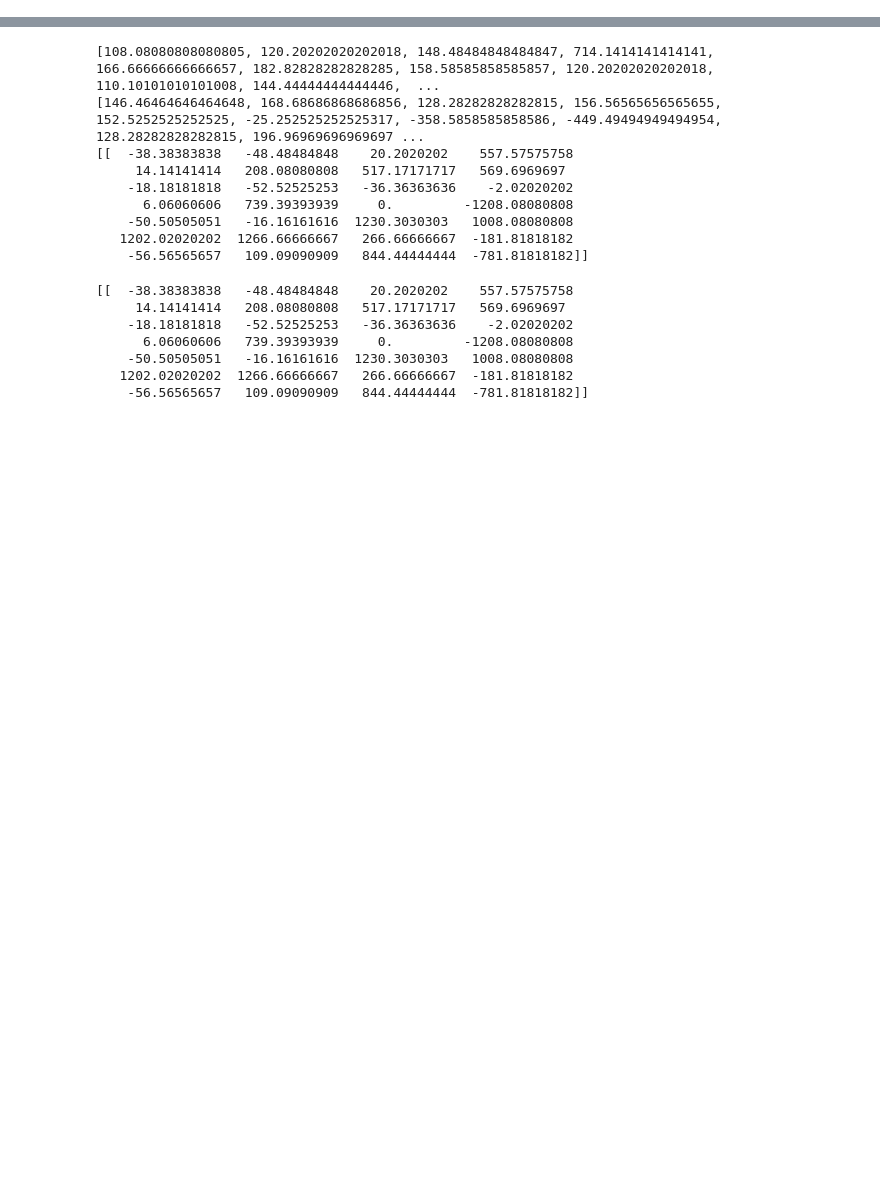
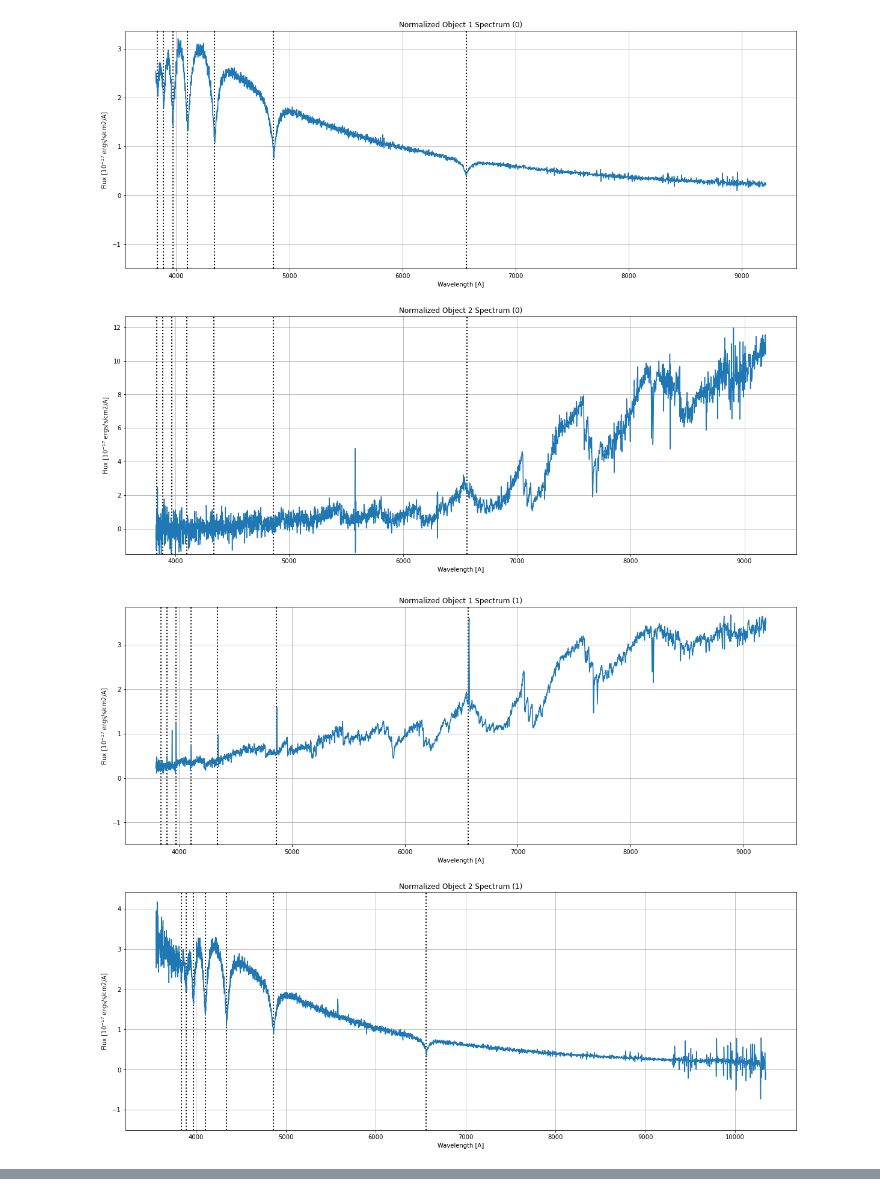
Before and after one commit to stefanarseneau/gravitational-redshift, a Jupyter notebook: compare_binaries.ipynb, the cells around one changed output, grey strips where cells are left out. Drawn from its saved outputs; the diff is of its cells as text; code cells hidden in the pictures; blank space fills up the shorter version.

```diff
--- a/compare_binaries.ipynb
+++ b/compare_binaries.ipynb
@@ -15,7 +15,7 @@ import pandas as pd
 from astropy.io import fits
 import wdtools
 # %%
-wide_binaries = pd.read_csv('data/wide_binaries.csv')
+wide_binaries = pd.read_csv('data/catalog.csv')
 # %%
 import time
 
@@ -45,0 +51,37 @@ for i in tqdm( range(len(wide_binaries))):
+# %%
+balmer_lines = [6562.79, 4861.35, 4340.47, 4101.73, 3970.07, 3889.06, 3835.40]
+
+for i in range(len(wavelength1)):
+    plt.figure(figsize=(20,16))
+
+    plt.subplot(211)
+
+    plt.plot(wavelength1[i], flux1[i] / np.median(flux1[i]))
+    plt.ylim(bottom = -1.5)
+    #plt.xlim(3500, 9000)
+    bottom, top = plt.ylim()
+    plt.vlines(x=balmer_lines, ymin=bottom, ymax = top, colors='black', ls=':', lw=2, label='vline_single - full height')
+    plt.grid()
+    plt.ylabel(r'Flux [$10^{-17}$ ergs/s/cm2/A]')
+    plt.xlabel(r'Wavelength [A]')
+    plt.title('Normalized Object 1 Spectrum ({})'.format(i))
+    ax = plt.gca()
+
+    plt.subplot(212)
+
+    plt.plot(wavelength2[i], flux2[i] / np.median(flux2[i]))
+    plt.ylim(bottom = -1.5)
+    #plt.xlim(3500, 9000)
+    bottom, top = plt.ylim()
+    plt.vlines(x=balmer_lines, ymin=bottom, ymax = top, colors='black', ls=':', lw=2, label='vline_single - full height')
+    plt.grid()
+    plt.ylabel(r'Flux [$10^{-17}$ ergs/s/cm2/A]')
+    plt.xlabel(r'Wavelength [A]')
+    plt.title('Normalized Object 2 Spectrum ({})'.format(i))
+
+    ax = plt.gca()
+
+    plt.savefig('spectra/binary{}.jpg'.format(i))
+# %% [output]
+[figure, added]
+[figure, added]
@@ -69,24 +120,2 @@ for i in tqdm(range(len(wd_flux))):
-# %%
-print(wd_rv)
-print(ms_rv)
-print(np.array([wd_rv]) - np.array([ms_rv]))
-# %% [output]
-[108.08080808080805, 120.20202020202018, 148.48484848484847, 714.1414141414141, 166.66666666666657, 182.82828282828285, 158.58585858585857, 120.20202020202018, 110.10101010101008, 144.44444444444446,  ...
-[146.46464646464648, 168.68686868686856, 128.28282828282815, 156.56565656565655, 152.5252525252525, -25.252525252525317, -358.5858585858586, -449.49494949494954, 128.28282828282815, 196.96969696969697 ...
-[[  -38.38383838   -48.48484848    20.2020202    557.57575758
-     14.14141414   208.08080808   517.17171717   569.6969697
-    -18.18181818   -52.52525253   -36.36363636    -2.02020202
-      6.06060606   739.39393939     0.         -1208.08080808
-    -50.50505051   -16.16161616  1230.3030303   1008.08080808
-   1202.02020202  1266.66666667   266.66666667  -181.81818182
-    -56.56565657   109.09090909   844.44444444  -781.81818182]]
 # %%
-print(np.array([wd_rv]) - np.array([ms_rv]))
+rvs = pd.DataFrame({'rv1' : rvs1, 'e_rv1' : e_rvs1, 'rv2' : rvs2, 'e_rv2' : e_rvs2, 'grav_redshift' : np.array(rvs1) - np.array(rvs2)})
-# %% [output]
-[[  -38.38383838   -48.48484848    20.2020202    557.57575758
-     14.14141414   208.08080808   517.17171717   569.6969697
-    -18.18181818   -52.52525253   -36.36363636    -2.02020202
-      6.06060606   739.39393939     0.         -1208.08080808
-    -50.50505051   -16.16161616  1230.3030303   1008.08080808
-   1202.02020202  1266.66666667   266.66666667  -181.81818182
-    -56.56565657   109.09090909   844.44444444  -781.81818182]]
```
Also changed, not shown: parts of 4 cells of this notebook, 18 other files.
